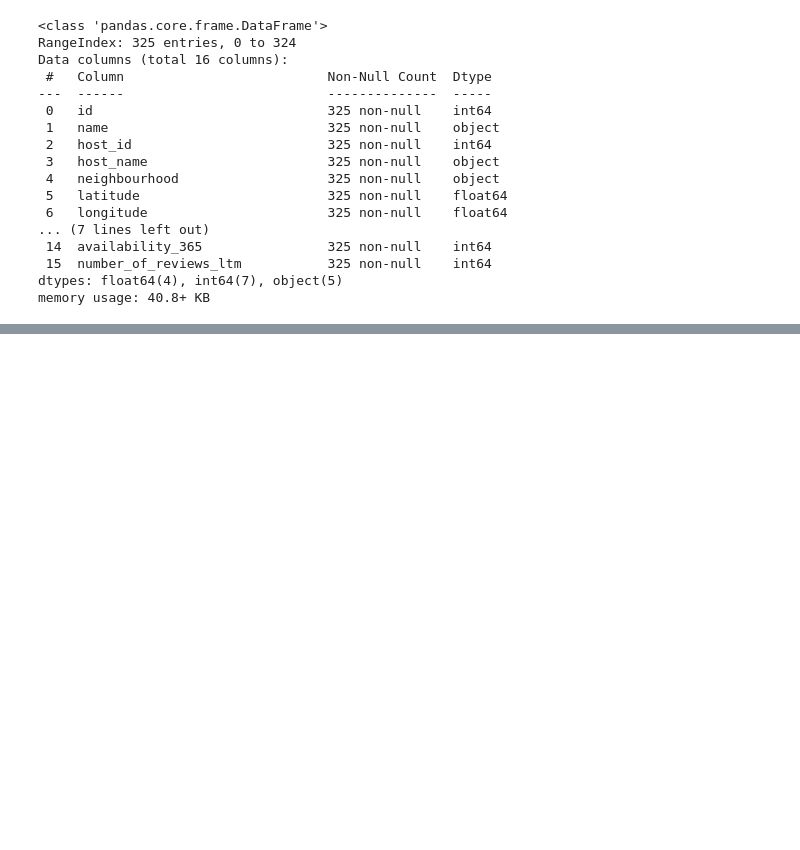
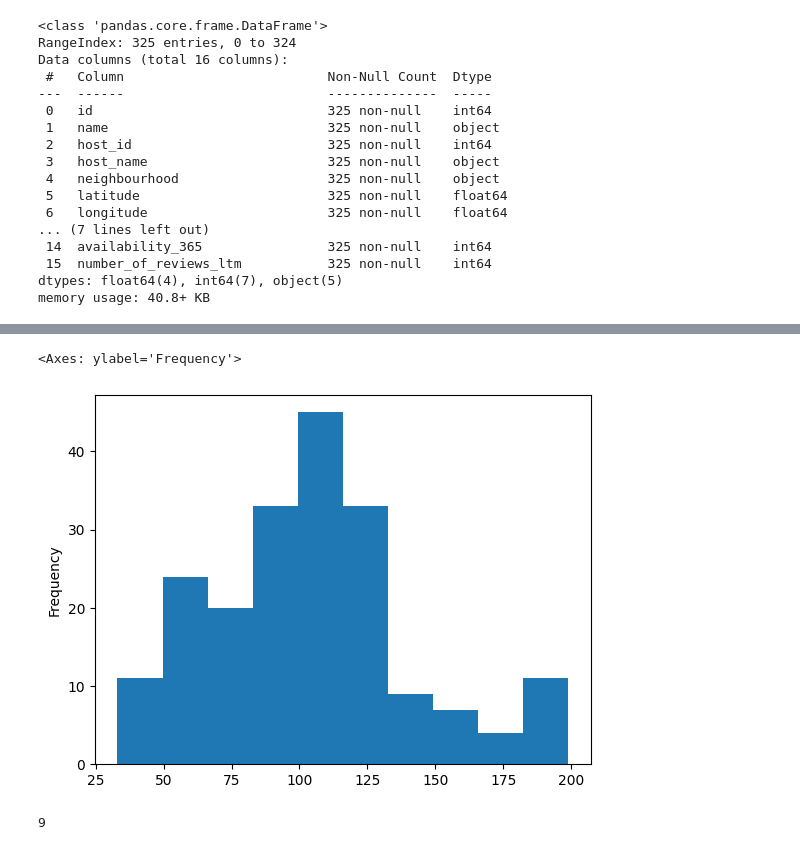
Before and after one commit to ABDULLAHHG/Airbnb-Listing, a Jupyter notebook: Untitled.ipynb, the cells around one changed output, grey strips where cells are left out. Drawn from its saved outputs; the diff is of its cells as text; code cells hidden in the pictures; blank space fills up the shorter version.

```diff
--- a/Untitled.ipynb
+++ b/Untitled.ipynb
@@ -194,6 +181,23 @@ memory usage: 40.8+ KB
 def drop_Outliers(col : str):
     Q1 = df[col].quantile(0.25)
     Q3 = df[col].quantile(0.75)
-    QR = Q3 - Q1
+    IQR = Q3 - Q1
+    lower_lim = Q1 - 1.5 * IQR
+    upper_lim = Q3 + 1.5 * IQR
+    outliers_15_low = (df[col] < lower_lim)
+    outliers_15_up = (df[col] > upper_lim)
 
-https://hersanyagci.medium.com/detecting-and-handling-outliers-with-pandas-7adbfcd5cad8
+    # Show result len
+    # len(df[col]) - (len(df[col][outliers_15_low]) + len(df[col][outliers_15_up]))
+
+    # Show the Outliers
+    # df[col][(outliers_15_low | outliers_15_up)]
+
+    # Show the col without the outliers
+    return df[col][~(outliers_15_low | outliers_15_up)]
+# %%
+# We begin form the index 3 cous we wont to not include the id and host id
+selected_columns = [col for col in df.columns[3:] if df[col].dtype in ["int64","float64"]]
+# %%
+for col in selected_columns:
+    df[col] = drop_Outliers(col)
@@ -199,0 +226,2 @@ https://hersanyagci.medium.com/detecting-and-handling-outliers-with-pandas-7adbf
+# %%
+df = df.dropna()
@@ -199,0 +248,9 @@ https://hersanyagci.medium.com/detecting-and-handling-outliers-with-pandas-7adbf
+# %%
+df["price"].plot(kind = "hist")
+# %% [output]
+<Axes: ylabel='Frequency'>
+[figure, added]
+# %%
+len(selected_columns)
+# %% [output]
+9
```
Also changed, not shown: parts of 6 cells of this notebook.
